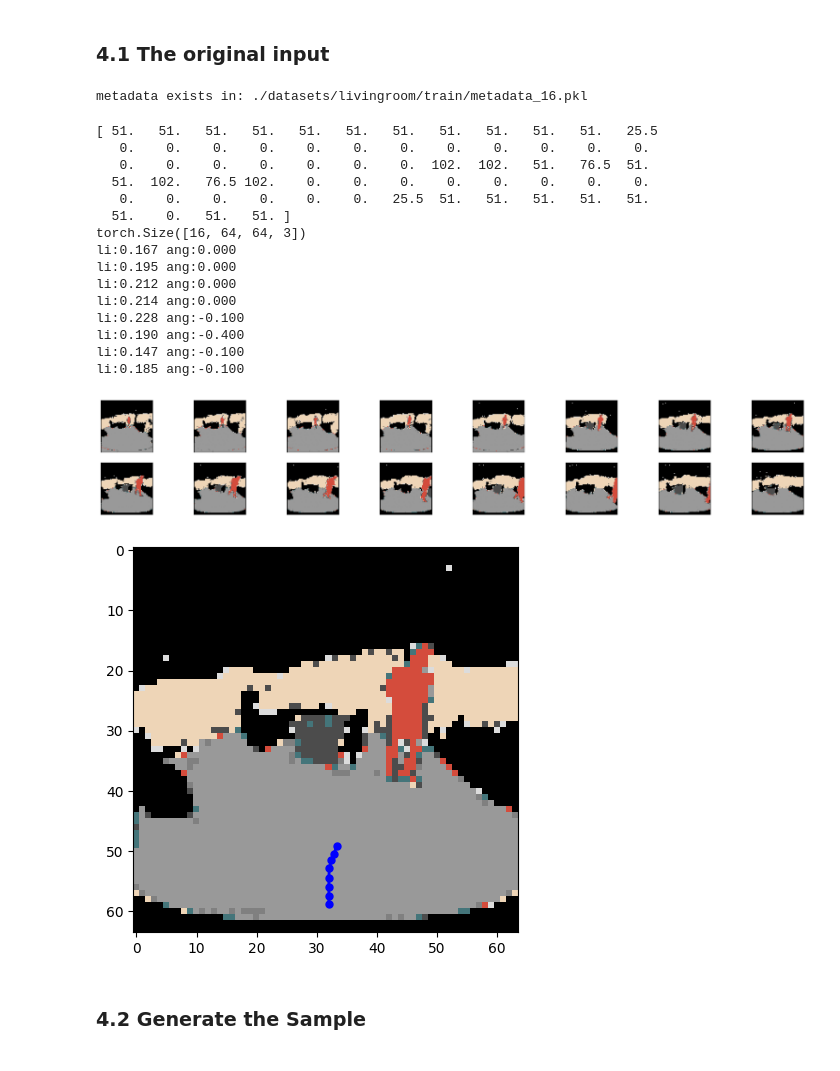
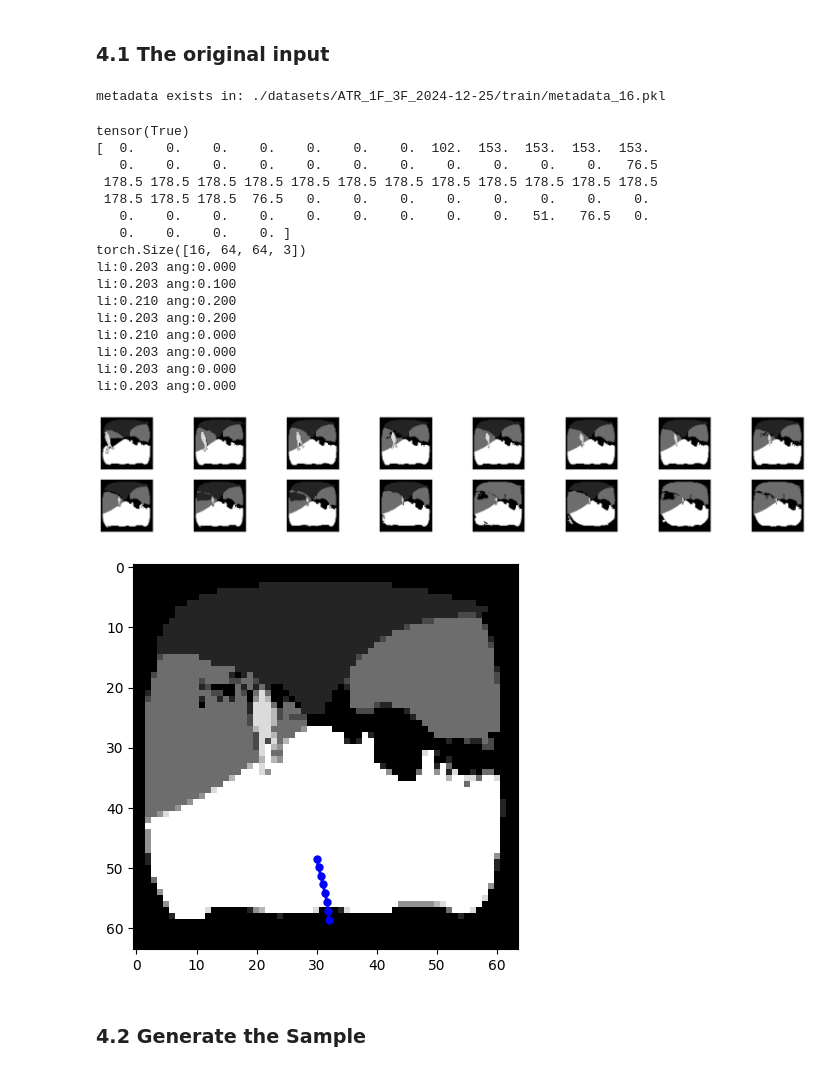
Before and after one commit to innovation-x/mmVAEAC_for_mobile_robot, a Jupyter notebook: mmVAEAC_train_and_test.ipynb, the cells around one changed output. Drawn from its saved outputs; the diff is of its cells as text; code cells hidden in the pictures.

```diff
--- a/mmVAEAC_train_and_test.ipynb
+++ b/mmVAEAC_train_and_test.ipynb
@@ -18,7 +18,9 @@ print(DEVICE)
 # The parser setting
 parser = argparse.ArgumentParser()
 parser = VAEs.add_model_specific_args(parser)
-parser.add_argument('--data_path', type=str, default='./datasets/livingroom/')
+# parser.add_argument('--data_path', type=str, default='./datasets/livingroom/')
+parser.add_argument('--data_path', type=str, default='./datasets/ATR_1F_3F_2024-12-25')
+
 parser.add_argument('--sequence_length', type=int, default=16)
 parser.add_argument('--resolution', type=int, default=64)
 parser.add_argument('--batch_size', type=int, default=16)
@@ -258,10 +180,11 @@ model.load_state_dict(checkpoint['model_state_dict'])
 # %%
 valid_dataset = Dataset(args.data_path, args.sequence_length, train=True, resolution=args.resolution)
 # %% [output]
-metadata exists in: ./datasets/livingroom/train/metadata_16.pkl
+metadata exists in: ./datasets/ATR_1F_3F_2024-12-25/train/metadata_16.pkl
 # %%
 from videovae.utils import gray2color
 from visual_utils import save_video
+from eval.utils import is_human
 camera_actions =[]
 fig = plt.figure(figsize=(20, 10))
 im_list = []
@@ -270,71 +193,87 @@ scale = 0.25
 count = 0
 step = 3
 last_motion = 'stop'
-idx = 560
-# 100, 400, 560
+idx = 62848
+# 1200, 8000, 20000
 linear_gt = []
 angle_gt = []
 
+rec_vid_list = []
+rec_mot_list = []
+
 with torch.no_grad():
     # Load the batch and motion
-    batch = valid_dataset[idx]
-    batch, motion = dict.values(batch)
+    x,_,_ = valid_dataset[idx]
+
+    batch, motion = dict.values(x)
     motion = motion.permute(1,0).to(DEVICE)
+    rec_vid_list.append(batch)
+    rec_mot_list.append(motion.reshape(1,squence_length,2))
+    print(is_human(batch,0.01))
+    ################## Three channels ##################################
+    # vid = batch.view(-1,64,64,9)
+    # vid_obstacle = vid[:,:,:,0] + vid[:,:,:,1] + vid[:,:,:,3] + vid[:,:,:,4] + vid[:,:,:,5]
+    # vid_human = vid[:,:,:,6]
+    # vid_floor = vid[:,:,:,7]
+    # batch = torch.cat((vid_obstacle.unsqueeze(3), vid_human.unsqueeze(3), vid_floor.unsqueeze(3)), dim=3)
+    ####################################################################
+
+    # Change channels to 3 if there are only three classes
     batch = batch.reshape(1,squence_length,64,64,9).to(DEVICE)
     # transfer one-hot encoding to gray scale image
     batch_rgb = torch.argmax(batch, 4)
     C, T, H, W = batch_rgb.shape
     # (C,T,H,W) --> (T,H,W,C)
     video_batch = torch.concat((batch_rgb,batch_rgb,batch_rgb),0)
-
     # video saving
     batch_rgb = batch_rgb.squeeze().cpu().detach().numpy()
     save_video('origin.mp4',video_batch.reshape(1,3,squence_length,64,64),5)
 
     dec_rgb = gray2color(batch.squeeze().permute(0,3,1,2))
     dec_rgb = torch.clamp(dec_rgb, 0,1).permute(0,2,3,1)
     print(dec_rgb.shape)
     # The ground-truth unobserved actions (gt robot actions)
     for t in range(squence_length):
         if (t >= half_seq_len):
             x = float(motion[t,0].mean())
             z = float(motion[t,1].mean())
             linear_gt.append(x)
             angle_gt.append(z)
             print('li:%.3f'%x,'ang:%.3f'%z)
 
     # Visualization of full information video inputs and gt robot actions
     for t in range(squence_length):
-        im = torch.tensor(dec_rgb[t:t+1,:,:])
-        im = im.view(H, W, 3)
+        im = torch.tensor(batch_rgb[t:t+1,:,:])
+        im = im.view(H, W, 1)
         ax = fig.add_subplot(6, int(squence_length/2), int(squence_length/2)+t+1, xticks=[], yticks=[])
         if t==int(squence_length/2):
             map_x = 60 - 10*torch.cumsum(torch.tensor(linear_gt[::int(squence_length/16)]), dim=0)*np.cos(np.pi/4)
             map_z = 32 - torch.cumsum(torch.cumsum(torch.tensor(angle_gt[::int(squence_length/16)]), dim=0),dim=0)*np.cos(np.pi/4)
         ax.imshow(im[:,:],'gray')
 
     fig1 = plt.figure(figsize=(20, 5))
     plt.plot(map_z.tolist(), map_x.tolist(), color='b', marker='o', linestyle='-',linewidth=2,markersize=5)
-    im = torch.tensor(dec_rgb[half_seq_len-1,:,:]).view(H,W,3)
+    im = torch.tensor(batch_rgb[half_seq_len-1,:,:]).view(H,W,1)
     plt.imshow(im, 'gray')
 # %% [output]
-[ 51.   51.   51.   51.   51.   51.   51.   51.   51.   51.   51.   25.5
-   0.    0.    0.    0.    0.    0.    0.    0.    0.    0.    0.    0.
-   0.    0.    0.    0.    0.    0.    0.  102.  102.   51.   76.5  51.
-  51.  102.   76.5 102.    0.    0.    0.    0.    0.    0.    0.    0.
-   0.    0.    0.    0.    0.    0.   25.5  51.   51.   51.   51.   51.
-  51.    0.   51.   51. ]
+tensor(True)
+[  0.    0.    0.    0.    0.    0.    0.  102.  153.  153.  153.  153.
+   0.    0.    0.    0.    0.    0.    0.    0.    0.    0.    0.   76.5
+ 178.5 178.5 178.5 178.5 178.5 178.5 178.5 178.5 178.5 178.5 178.5 178.5
+ 178.5 178.5 178.5  76.5   0.    0.    0.    0.    0.    0.    0.    0.
+   0.    0.    0.    0.    0.    0.    0.    0.    0.   51.   76.5   0.
+   0.    0.    0.    0. ]
 torch.Size([16, 64, 64, 3])
-li:0.167 ang:0.000
-li:0.195 ang:0.000
-li:0.212 ang:0.000
-li:0.214 ang:0.000
-li:0.228 ang:-0.100
-li:0.190 ang:-0.400
-li:0.147 ang:-0.100
-li:0.185 ang:-0.100
+li:0.203 ang:0.000
+li:0.203 ang:0.100
+li:0.210 ang:0.200
+li:0.203 ang:0.200
+li:0.210 ang:0.000
+li:0.203 ang:0.000
+li:0.203 ang:0.000
+li:0.203 ang:0.000
-[figure, old version]
+[figure, new version]
-[figure, old version]
+[figure, new version]
 # %% [markdown]
 ### 4.2 Generate the Sample
 # %%
```
Also changed, not shown: parts of 11 cells of this notebook, 17 other files.
